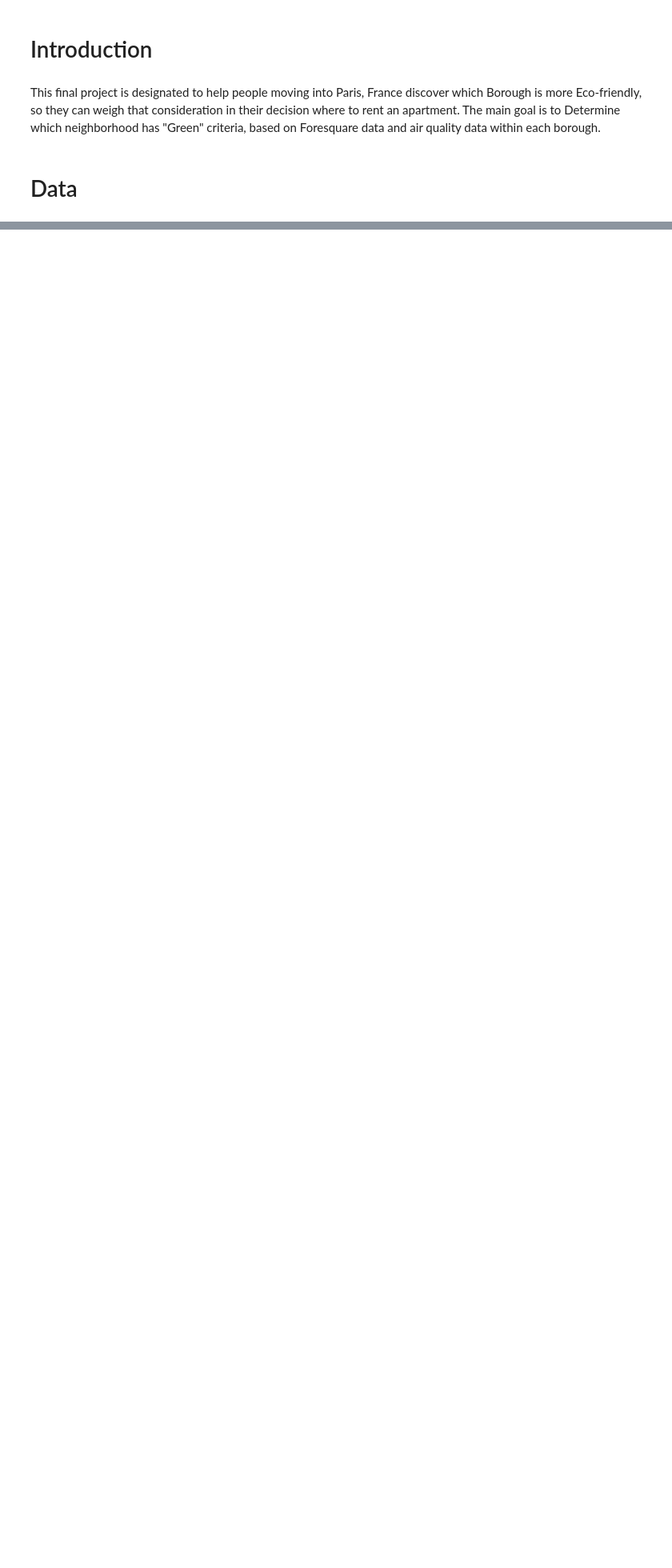
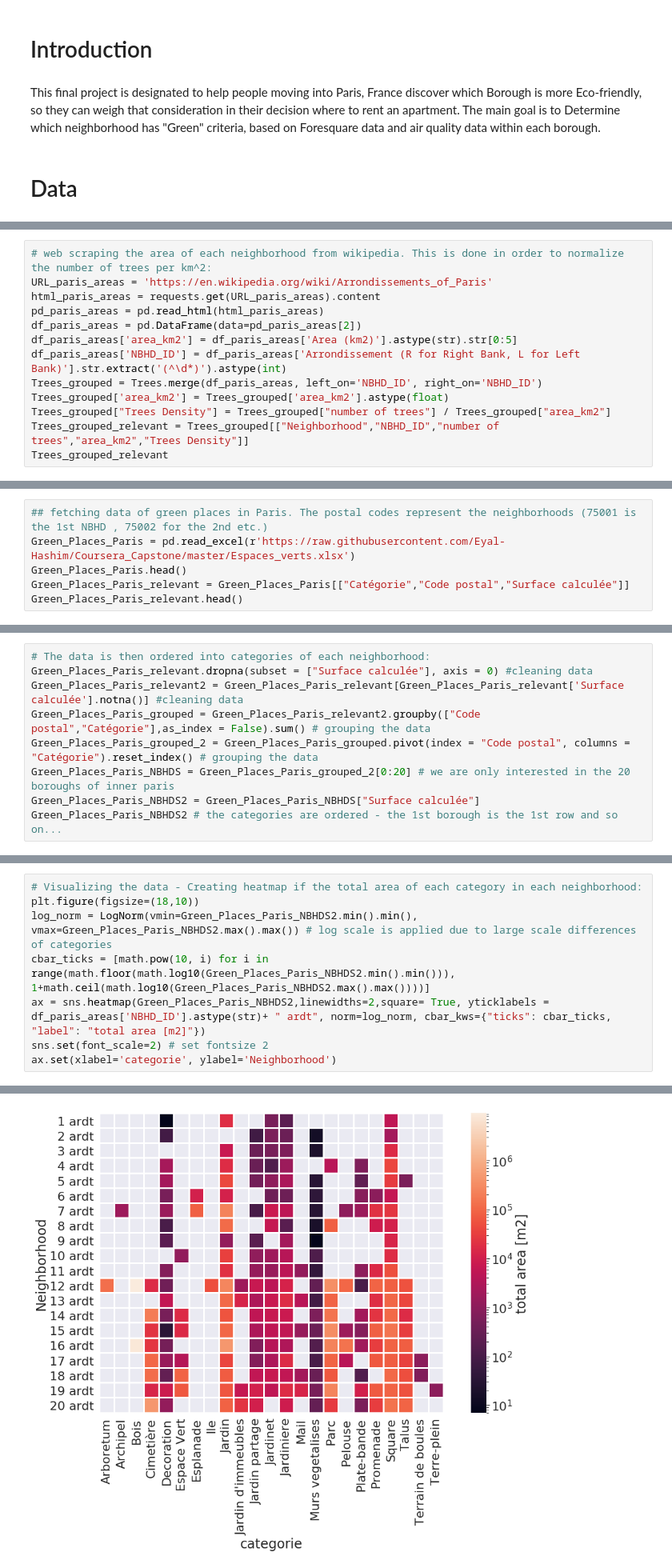
Before and after one commit to Eyal-Hashim/Coursera_Capstone, a Jupyter notebook: Capstone Project.ipynb, the cells around one changed output, grey strips where cells are left out. Shown at 80% size. Saved outputs shown, nothing was run; the diff lists cells and outputs as text; blank space fills up the shorter version.

```diff
--- a/Capstone Project.ipynb
+++ b/Capstone Project.ipynb
@@ -15,0 +407,13 @@ In order to answer the question above, data on the twenty arrondissements of Par
+# %%
+# web scraping the area of each neighborhood from wikipedia. This is done in order to normalize the number of trees per km^2:
+URL_paris_areas = 'https://en.wikipedia.org/wiki/Arrondissements_of_Paris'
+html_paris_areas = requests.get(URL_paris_areas).content
+pd_paris_areas = pd.read_html(html_paris_areas)
+df_paris_areas = pd.DataFrame(data=pd_paris_areas[2])
+df_paris_areas['area_km2'] = df_paris_areas['Area (km2)'].astype(str).str[0:5]
+df_paris_areas['NBHD_ID'] = df_paris_areas['Arrondissement (R for Right Bank, L for Left Bank)'].str.extract('(^\d*)').astype(int)
+Trees_grouped = Trees.merge(df_paris_areas, left_on='NBHD_ID', right_on='NBHD_ID')
+Trees_grouped['area_km2'] = Trees_grouped['area_km2'].astype(float)
+Trees_grouped["Trees Density"] = Trees_grouped["number of trees"] / Trees_grouped["area_km2"]
+Trees_grouped_relevant = Trees_grouped[["Neighborhood","NBHD_ID","number of trees","area_km2","Trees Density"]]
+Trees_grouped_relevant
@@ -15,0 +438,6 @@ In order to answer the question above, data on the twenty arrondissements of Par
+# %%
+## fetching data of green places in Paris. The postal codes represent the neighborhoods (75001 is the 1st NBHD , 75002 for the 2nd etc.)
+Green_Places_Paris = pd.read_excel(r'https://raw.githubusercontent.com/Eyal-Hashim/Coursera_Capstone/master/Espaces_verts.xlsx')
+Green_Places_Paris.head()
+Green_Places_Paris_relevant = Green_Places_Paris[["Catégorie","Code postal","Surface calculée"]]
+Green_Places_Paris_relevant.head()
@@ -15,0 +451,9 @@ In order to answer the question above, data on the twenty arrondissements of Par
+# %%
+# The data is then ordered into categories of each neighborhood:
+Green_Places_Paris_relevant.dropna(subset = ["Surface calculée"], axis = 0) #cleaning data
+Green_Places_Paris_relevant2 = Green_Places_Paris_relevant[Green_Places_Paris_relevant['Surface calculée'].notna()] #cleaning data
+Green_Places_Paris_grouped = Green_Places_Paris_relevant2.groupby(["Code postal","Catégorie"],as_index = False).sum() # grouping the data
+Green_Places_Paris_grouped_2 = Green_Places_Paris_grouped.pivot(index = "Code postal", columns = "Catégorie").reset_index() # grouping the data
+Green_Places_Paris_NBHDS = Green_Places_Paris_grouped_2[0:20] # we are only interested in the 20 boroughs of inner paris
+Green_Places_Paris_NBHDS2 = Green_Places_Paris_NBHDS["Surface calculée"]
+Green_Places_Paris_NBHDS2 # the categories are ordered - the 1st borough is the 1st row and so on...
@@ -15,0 +479,9 @@ In order to answer the question above, data on the twenty arrondissements of Par
+# %%
+# Visualizing the data - Creating heatmap if the total area of each category in each neighborhood:
+plt.figure(figsize=(18,10))
+log_norm = LogNorm(vmin=Green_Places_Paris_NBHDS2.min().min(), vmax=Green_Places_Paris_NBHDS2.max().max()) # log scale is applied due to large scale differences of categories
+cbar_ticks = [math.pow(10, i) for i in range(math.floor(math.log10(Green_Places_Paris_NBHDS2.min().min())), 1+math.ceil(math.log10(Green_Places_Paris_NBHDS2.max().max())))]
+ax = sns.heatmap(Green_Places_Paris_NBHDS2,linewidths=2,square= True, yticklabels = df_paris_areas['NBHD_ID'].astype(str)+ " ardt", norm=log_norm, cbar_kws={"ticks": cbar_ticks, "label": "total area [m2]"})
+sns.set(font_scale=2) # set fontsize 2
+ax.set(xlabel='categorie', ylabel='Neighborhood')
+# %% [output]
@@ -15,0 +489 @@ In order to answer the question above, data on the twenty arrondissements of Par
+[figure, added]
```
Also changed, not shown: parts of 42 cells of this notebook.
